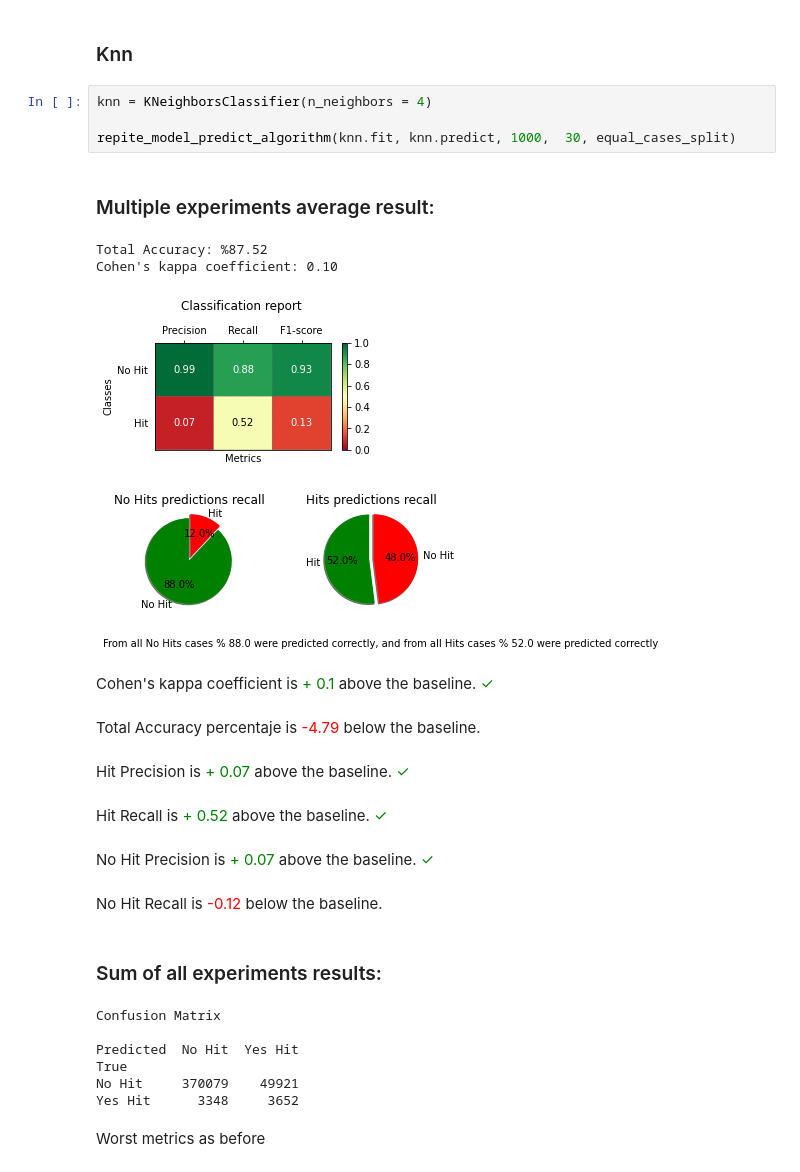
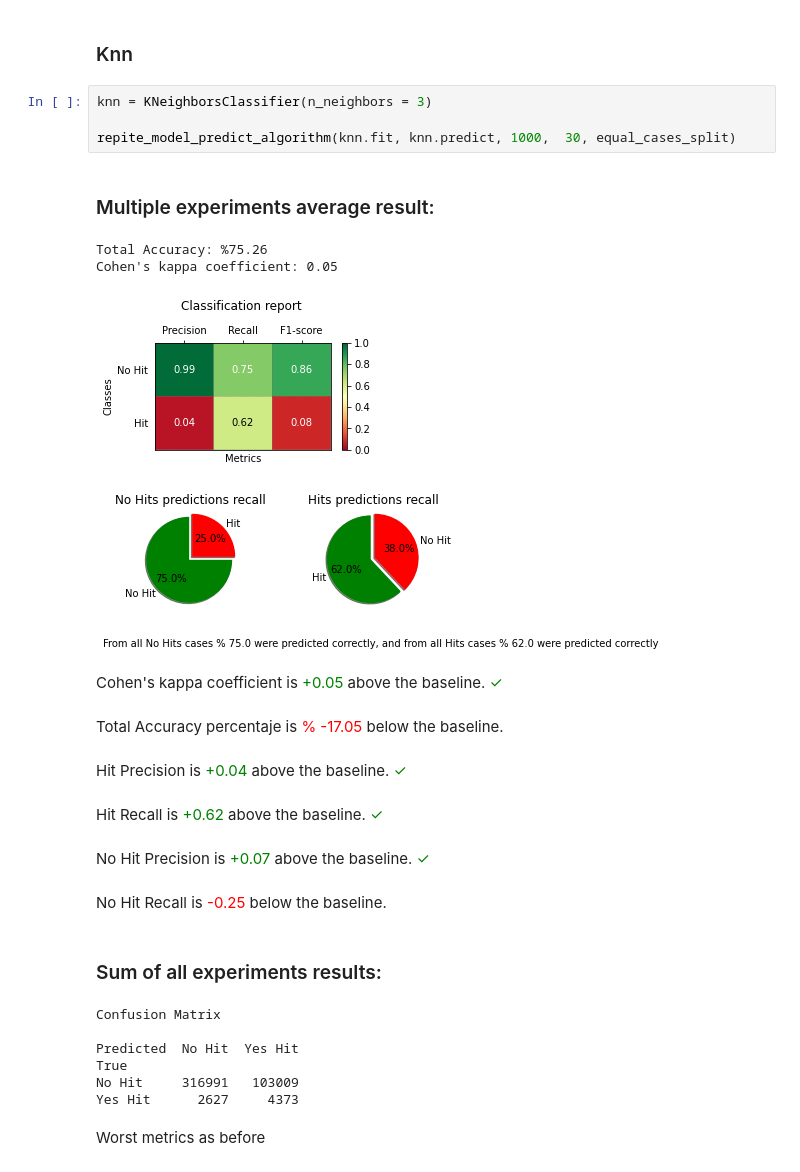
Before and after one commit to jcostamagna/tesisPresentacion, a Jupyter notebook: Thesis_baseline_comparision.ipynb, the cells around one changed output. Saved outputs shown, nothing was run; the diff lists cells and outputs as text.

```diff
--- a/Thesis_baseline_comparision.ipynb
+++ b/Thesis_baseline_comparision.ipynb
@@ -641,28 +647,28 @@ We could increase the recall of "No Hit", which affects to "Yes Hit" precision o
 # %% [markdown]
 ### Knn
 # %%
-knn = KNeighborsClassifier(n_neighbors = 4)
+knn = KNeighborsClassifier(n_neighbors = 3)
 
 repite_model_predict_algorithm(knn.fit, knn.predict, 1000,  30, equal_cases_split)
 # %% [output]
 <h3>Multiple experiments average result:</h3>
-Total Accuracy: %87.52
-Cohen's kappa coefficient: 0.10
+Total Accuracy: %75.26
+Cohen's kappa coefficient: 0.05
-[figure, old version]
+[figure, new version]
-[figure, old version]
+[figure, new version]
-Cohen's kappa coefficient is <span style="color:green">+ 0.1</span> above the baseline. 	 <span style="color:green">✓</span>
+Cohen's kappa coefficient is <span style="color:green"> +0.05</span> above the baseline. 	 <span style="color:green">✓</span>
-Total Accuracy percentaje is <span style="color:red"> -4.79</span> below the baseline.
+Total Accuracy percentaje is <span style="color:red">% -17.05</span> below the baseline.
-Hit Precision is <span style="color:green">+ 0.07</span> above the baseline. 	 <span style="color:green">✓</span>
+Hit Precision is <span style="color:green"> +0.04</span> above the baseline. 	 <span style="color:green">✓</span>
-Hit Recall is <span style="color:green">+ 0.52</span> above the baseline. 	 <span style="color:green">✓</span>
+Hit Recall is <span style="color:green"> +0.62</span> above the baseline. 	 <span style="color:green">✓</span>
-No Hit Precision is <span style="color:green">+ 0.07</span> above the baseline. 	 <span style="color:green">✓</span>
+No Hit Precision is <span style="color:green"> +0.07</span> above the baseline. 	 <span style="color:green">✓</span>
-No Hit Recall is <span style="color:red"> -0.12</span> below the baseline.
+No Hit Recall is <span style="color:red"> -0.25</span> below the baseline.
 <h3>Sum of all experiments results:</h3>
 Confusion Matrix
 
 Predicted  No Hit  Yes Hit
 True
-No Hit     370079    49921
-Yes Hit      3348     3652
+No Hit     316991   103009
+Yes Hit      2627     4373
 # %% [markdown]
 Worst metrics as before
 # %%
```
Also changed, not shown: parts of 40 cells of this notebook.
